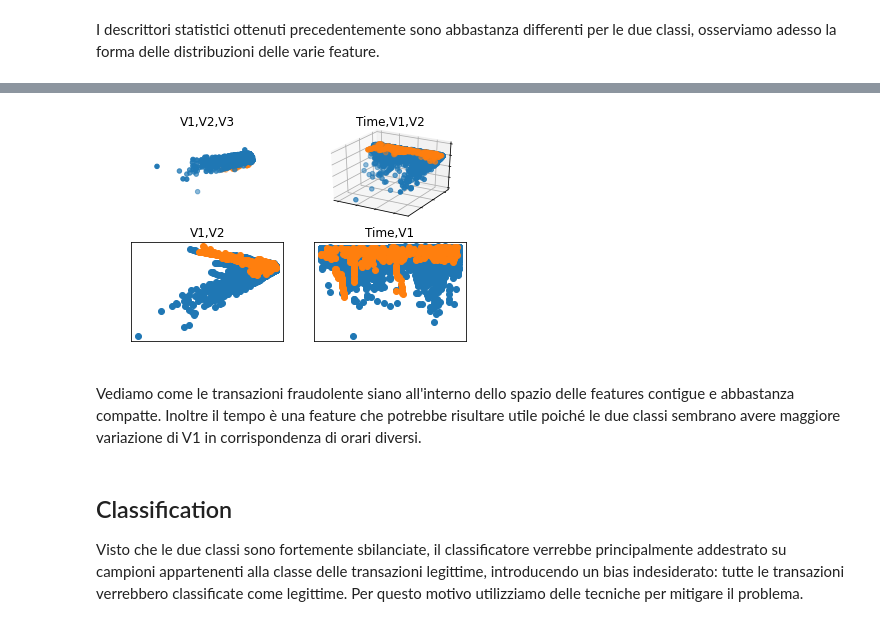
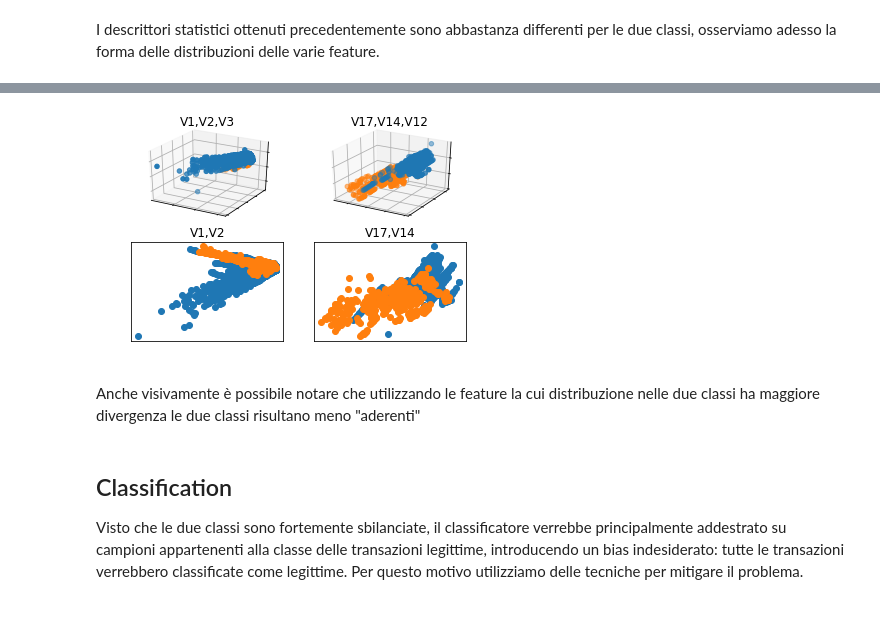
Before and after one commit to Andrea-Augello/Credit-Card-Fraud-Detection, a Jupyter notebook: CardFraud.ipynb, the cells around one changed output, grey strips where cells are left out. Cells and saved outputs as stored; diff of their text form; code cells hidden in the pictures.

```diff
--- a/CardFraud.ipynb
+++ b/CardFraud.ipynb
@@ -225,7 +212,7 @@ records = spark.read.format('csv')\
     .option('mode','DROPMALFORMED')\
     .option('mode','PERMISSIVE')\
     .schema(creditcard_schema)\
-    .load(filepath)
+    .load(filepath).dropDuplicates()
 
 #records.printSchema()
 #records.show()
@@ -258,7 +245,7 @@ Essendoci soltanto una riga con tempo nullo possiamo utilizzare la trasformazion
 records = records.withColumn("Time",
                              when(records["Time"].isNull(),
                                   100000) \
-                             .otherwise(records["Time"])).dropDuplicates()
+                             .otherwise(records["Time"]))
 
 display(records.describe().toPandas())
 # %% [output]
@@ -353,45 +442,50 @@ La differenza tra le due distribuzioni è meno evidente ad una analisi visiva, p
 # %%
-legit_x    =legit.select("V1").toPandas()
-legit_y    =legit.select("V2").toPandas()
-legit_z    =legit.select("V3").toPandas()
-legit_time =legit.select("Time").toPandas()
+legit_v1    =legit.select("V1").toPandas()
+legit_v2    =legit.select("V2").toPandas()
+legit_v3    =legit.select("V3").toPandas()
 
-fraud_x    =fraud.select("V1").toPandas()
-fraud_y    =fraud.select("V2").toPandas()
-fraud_z    =fraud.select("V3").toPandas()
-fraud_time =fraud.select("Time").toPandas()
+legit_v17 =legit.select("V17").toPandas()
+legit_v14 =legit.select("V14").toPandas()
+legit_v12 =legit.select("V12").toPandas()
+
+fraud_v1    =fraud.select("V1").toPandas()
+fraud_v2    =fraud.select("V2").toPandas()
+fraud_v3    =fraud.select("V3").toPandas()
+
+fraud_v17 =fraud.select("V17").toPandas()
+fraud_v14 =fraud.select("V14").toPandas()
+fraud_v12 =fraud.select("V12").toPandas()
 
 fig = plt.figure()
 ax = fig.add_subplot(2,2,1,projection='3d')
-ax.axis('off')
 ax.tick_params(labelcolor='w', top=False, bottom=False, left=False, right=False)
 ax.set_title("V1,V2,V3")
-ax.scatter(legit_x, legit_y, legit_z)
-ax.scatter(fraud_x, fraud_y, fraud_z)
+ax.scatter(legit_v1, legit_v2, legit_v3)
+ax.scatter(fraud_v1, fraud_v2, fraud_v3)
 
 ax = fig.add_subplot(2,2,3)
 ax.tick_params(labelcolor='w', top=False, bottom=False, left=False, right=False)
 ax.set_title("V1,V2")
-ax.scatter(legit_x, legit_y)
-ax.scatter(fraud_x, fraud_y)
+ax.scatter(legit_v1, legit_v2)
+ax.scatter(fraud_v1, fraud_v2)
 
 ax = fig.add_subplot(2,2,2,projection='3d')
 ax.tick_params(labelcolor='w', top=False, bottom=False, left=False, right=False)
-ax.set_title("Time,V1,V2")
-ax.scatter(legit_time, legit_x, legit_y)
-ax.scatter(fraud_time, fraud_x, fraud_y)
+ax.set_title("V17,V14,V12")
+ax.scatter(legit_v17, legit_v14, legit_v12)
+ax.scatter(fraud_v17, fraud_v14, fraud_v12)
 
 ax = fig.add_subplot(2,2,4)
 ax.tick_params(labelcolor='w', top=False, bottom=False, left=False, right=False)
-ax.set_title("Time,V1")
-ax.scatter(legit_time, legit_x)
-ax.scatter(fraud_time, fraud_x)
+ax.set_title("V17,V14")
+ax.scatter(legit_v17, legit_v14)
+ax.scatter(fraud_v17, fraud_v14)
 
 plt.show()
 # %% [output]
-[figure, old version]
+[figure, new version]
-# %% [markdown]
-Vediamo come le transazioni fraudolente siano all'interno dello spazio delle features contigue e abbastanza compatte. Inoltre il tempo è una feature che potrebbe risultare utile poiché le due classi sembrano avere maggiore variazione di V1 in corrispondenza di orari diversi.
+# %% [markdown]
+Anche visivamente è possibile notare che utilizzando le feature la cui distribuzione nelle due classi ha maggiore divergenza le due classi risultano meno "aderenti"
 # %% [markdown]
 ## Classification
 
```
Also changed, not shown: parts of 58 cells of this notebook.
